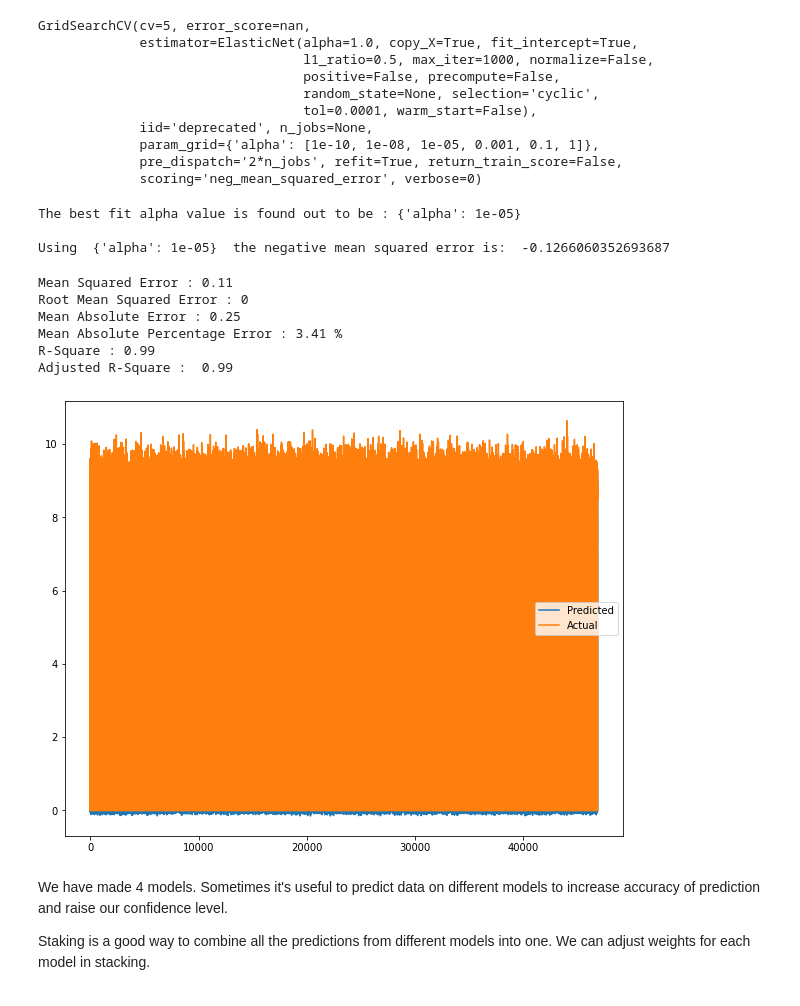
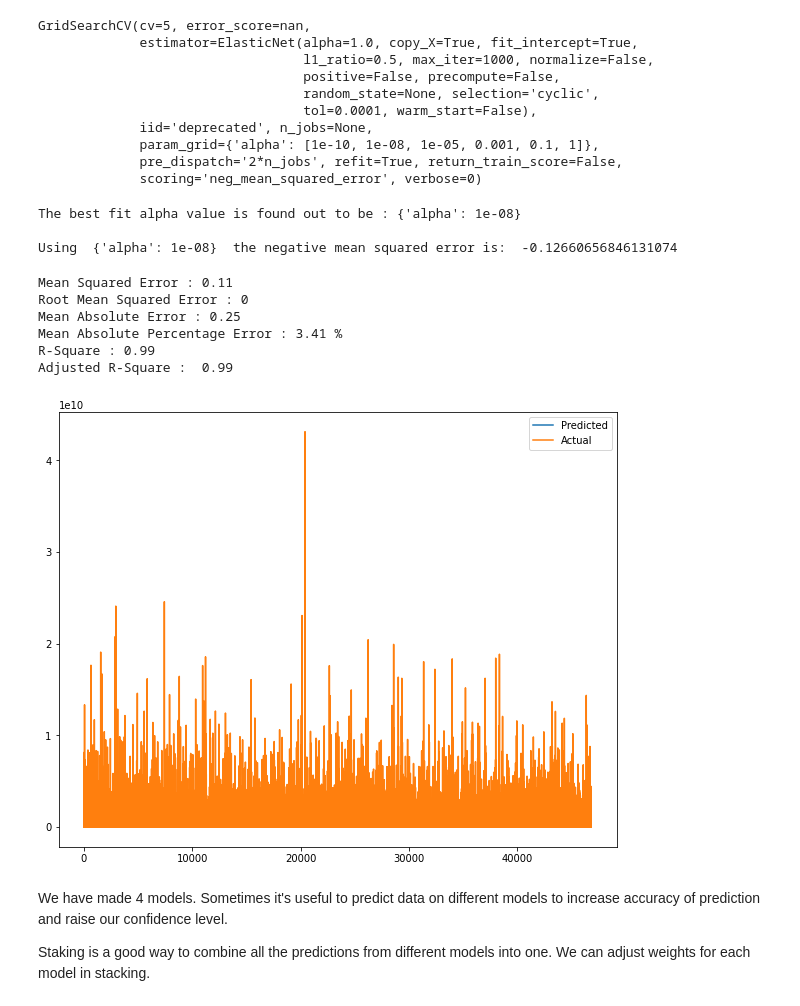
Before and after one commit to hrithikwel8/Rossmann_Sales_Prediction, a Jupyter notebook: Rossmann_Sales_Prediction_Capstone_Project.ipynb, the cells around one changed output. Cells and saved outputs as stored; diff of their text form; code cells hidden in the pictures.

```diff
--- a/Rossmann_Sales_Prediction_Capstone_Project.ipynb
+++ b/Rossmann_Sales_Prediction_Capstone_Project.ipynb
@@ -64,7 +64,6 @@ Mounted at /content/drive
 # %%
-path = '/content/drive/MyDrive/Capstone Project/Retail Sales Prediction/data/'
-store_data_df = pd.read_csv(path + 'Rossmann Stores Data.csv')
-store_df = pd.read_csv(path + 'store.csv')
+store_data_df = pd.read_csv('/content/drive/MyDrive/AlmaBetter Data Science/CAPSTONE PROJECT-2/Retail Sales Prediction/Data & Resources/Rossmann Stores Data.csv')
+store_df = pd.read_csv('/content/drive/MyDrive/AlmaBetter Data Science/CAPSTONE PROJECT-2/Retail Sales Prediction/Data & Resources/store.csv')
 # %% [markdown]
 #1. EDA
 # %% [markdown]
@@ -1217,9 +1216,9 @@ GridSearchCV(cv=5, error_score=nan,
 print("The best fit alpha value is found out to be :" ,elastic_regressor.best_params_)
 print("\nUsing ",elastic_regressor.best_params_, " the negative mean squared error is: ", elastic_regressor.best_score_)
 # %% [output]
-The best fit alpha value is found out to be : {'alpha': 1e-05}
+The best fit alpha value is found out to be : {'alpha': 1e-08}
 
-Using  {'alpha': 1e-05}  the negative mean squared error is:  -0.1266060352693687
+Using  {'alpha': 1e-08}  the negative mean squared error is:  -0.12660656846131074
 # %%
 # predict the result
 y_pred_en_cv = elastic_regressor.predict(X_test)
@@ -1235,12 +1234,12 @@ R-Square : 0.99
 Adjusted R-Square :  0.99
 # %%
 plt.figure(figsize=(10,8))
-plt.plot(y_pred_en_cv)
-plt.plot(np.array(y_test))
+plt.plot(10**(y_pred_en_cv))
+plt.plot(np.array(10**(y_test)))
 plt.legend(["Predicted","Actual"])
 plt.show()
 # %% [output]
-[figure, old version]
+[figure, new version]
 # %% [markdown]
 We have made 4 models. Sometimes it's useful to predict data on different models to increase accuracy of prediction and raise our confidence level.
 
```
Also changed, not shown: parts of 19 cells of this notebook.
